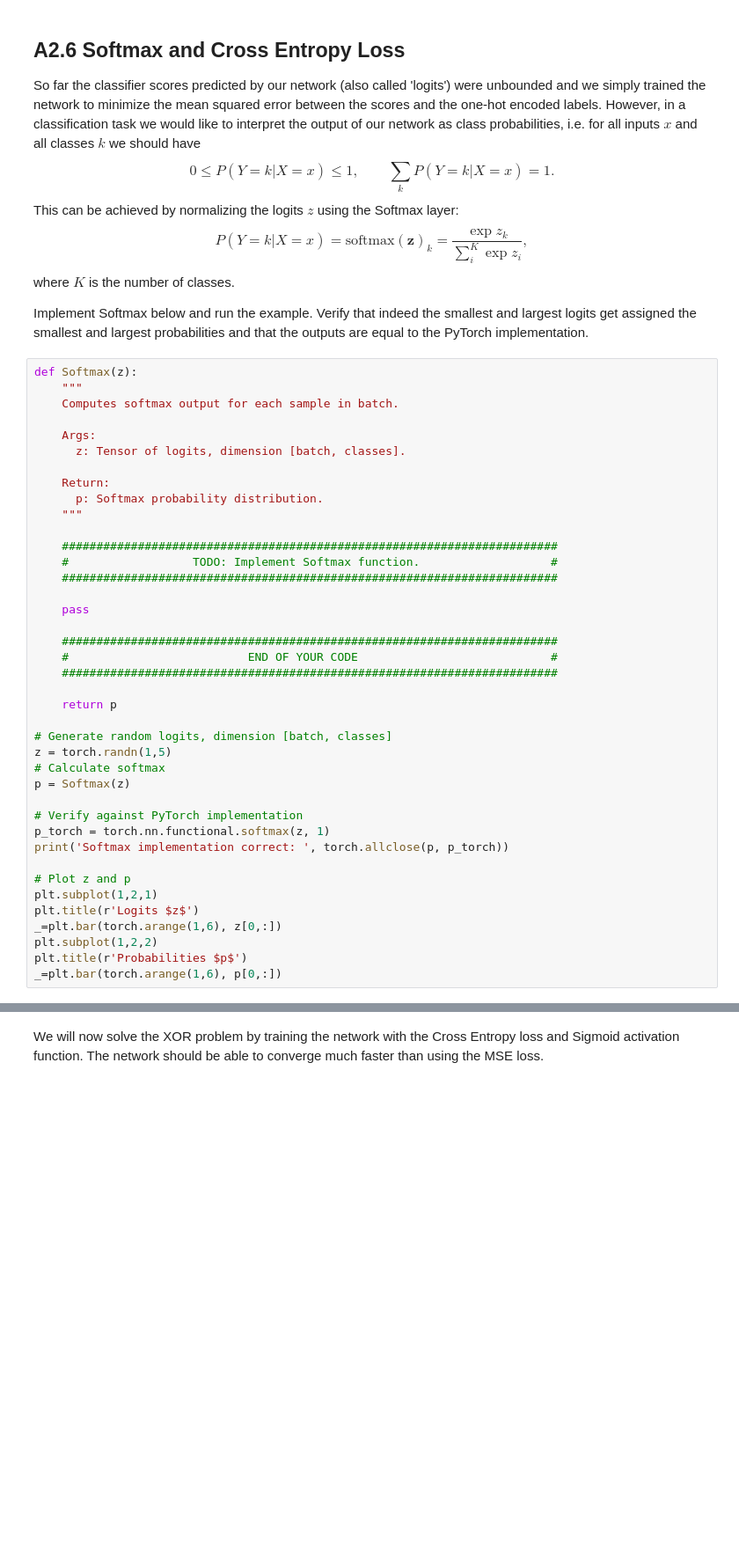
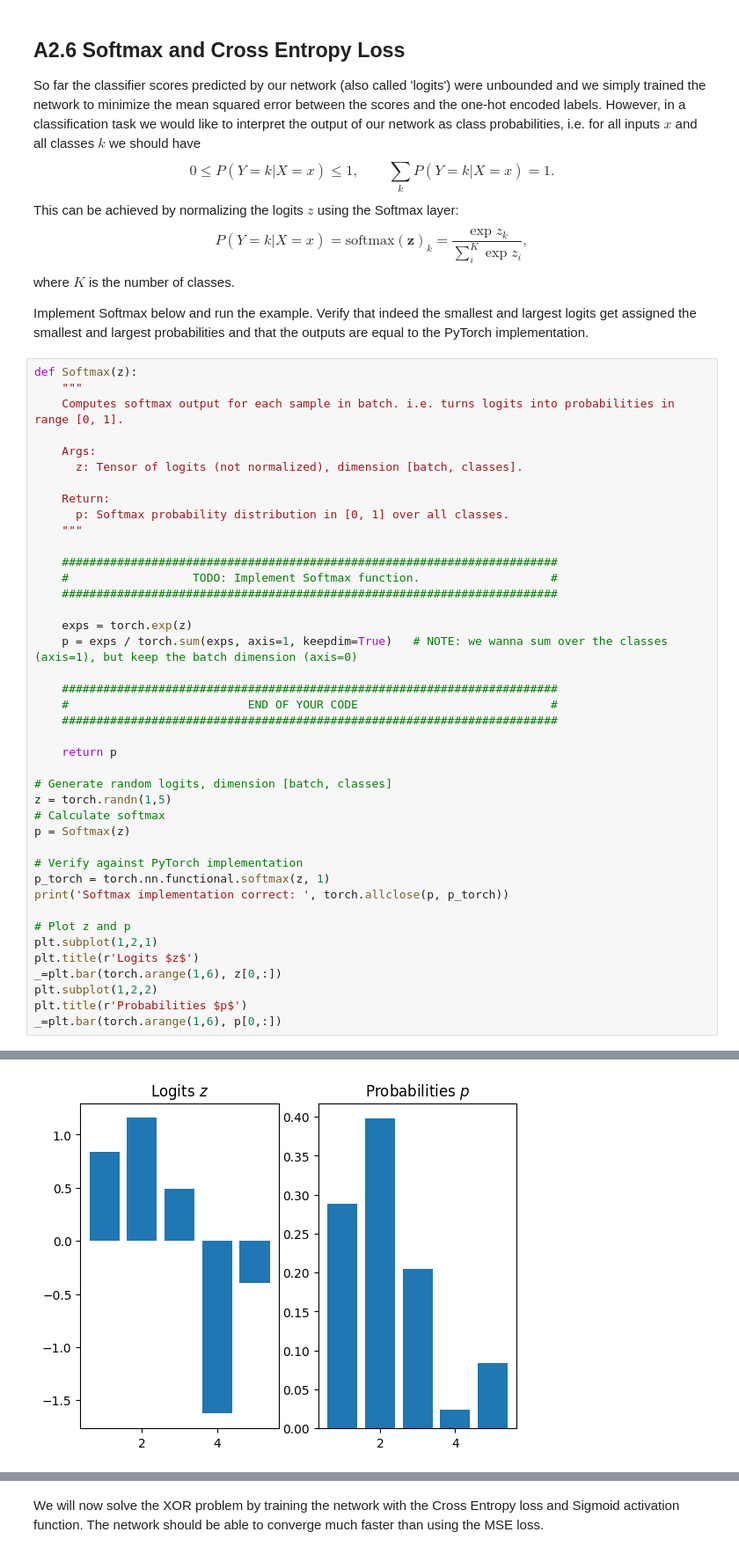
Before and after one commit to nadinekuo/TUD-CS4240-Deep-Learning, a Jupyter notebook: 1.2_Backpropagation.ipynb, the cells around one changed output, grey strips where cells are left out. Shown at 88% size. Drawn from its saved outputs; the diff is of its cells as text; blank space fills up the shorter version.

Commit message:
Implement softmax cross entropy

```diff
--- a/1.2_Backpropagation.ipynb
+++ b/1.2_Backpropagation.ipynb
@@ -849,20 +909,21 @@ Implement Softmax below and run the example. Verify that indeed the smallest and
 # %%
 def Softmax(z):
     """
-    Computes softmax output for each sample in batch.
+    Computes softmax output for each sample in batch. i.e. turns logits into probabilities in range [0, 1].
 
     Args:
-      z: Tensor of logits, dimension [batch, classes].
+      z: Tensor of logits (not normalized), dimension [batch, classes].
 
     Return:
-      p: Softmax probability distribution.
+      p: Softmax probability distribution in [0, 1] over all classes.
     """
 
     ########################################################################
     #                  TODO: Implement Softmax function.                   #
     ########################################################################
 
-    pass
+    exps = torch.exp(z)
+    p = exps / torch.sum(exps, axis=1, keepdim=True)   # NOTE: we wanna sum over the classes (axis=1), but keep the batch dimension (axis=0)
 
     ########################################################################
     #                          END OF YOUR CODE                            #
@@ -886,3 +947,4 @@ _=plt.bar(torch.arange(1,6), z[0,:])
 plt.subplot(1,2,2)
 plt.title(r'Probabilities $p$')
 _=plt.bar(torch.arange(1,6), p[0,:])
+# %% [output]
@@ -889,3 +952,4 @@ _=plt.bar(torch.arange(1,6), p[0,:])
+[figure, added]
 # %% [markdown]
 The Softmax layer is a vector extension of the Sigmoid function and so unfortunately comes with the same saturation problem causing learning to slow down. Luckily we can overcome this by replacing the MSE loss by the Cross Entropy (CE) loss:
 $$H(y,p) = -\sum_i^K y_i \log(p_i),$$
```
Also changed, not shown: parts of 13 cells of this notebook.
